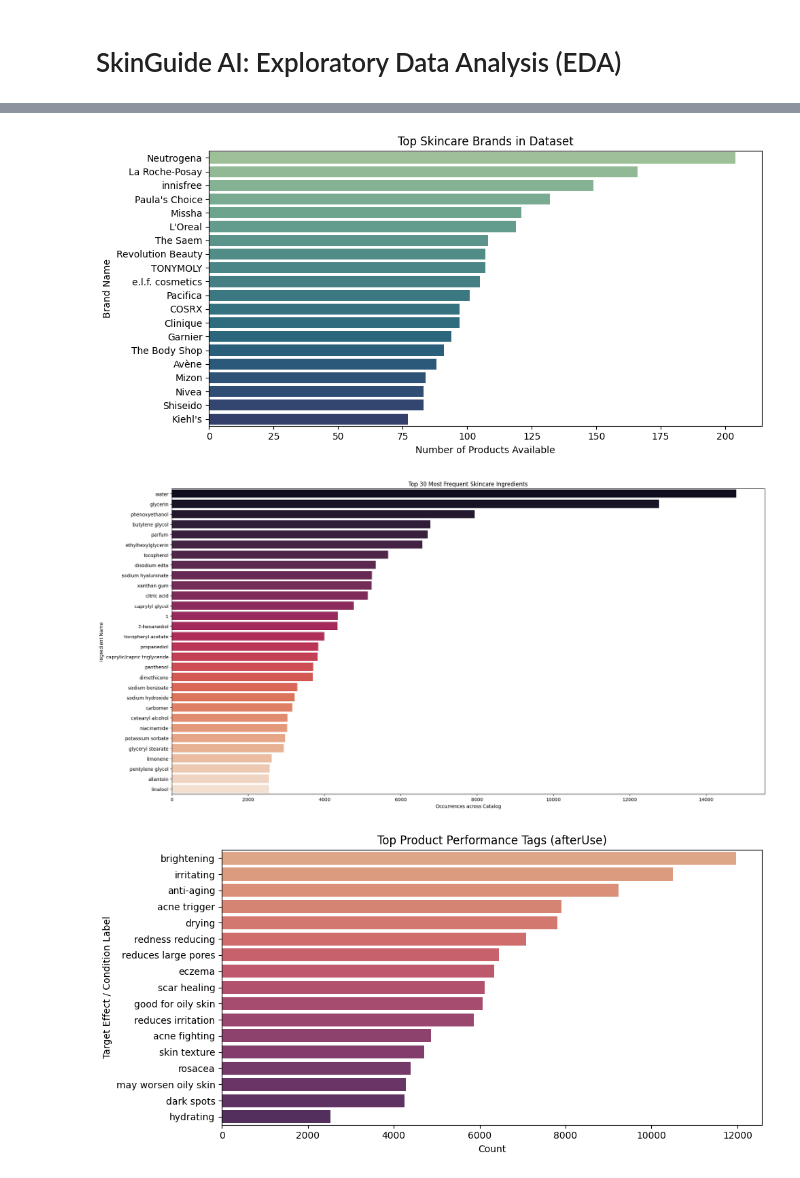
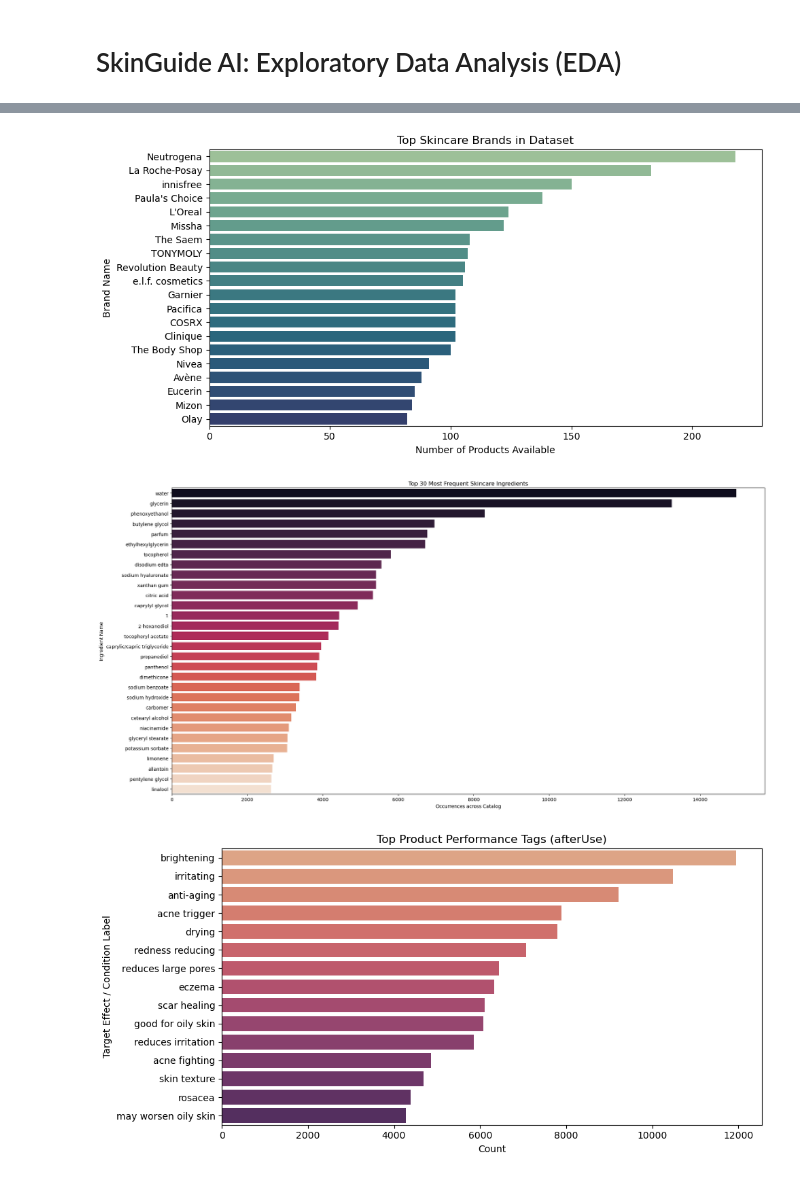
Before and after one commit to nency26/SkinGuide-AI, a Jupyter notebook: Notebooks/EDA.ipynb, the cells around one changed output, grey strips where cells are left out. Saved outputs shown, nothing was run; the diff lists cells and outputs as text; code cells hidden in the pictures.

Commit message:
Visualization Done

```diff
--- a/Notebooks/EDA.ipynb
+++ b/Notebooks/EDA.ipynb
@@ -8,7 +8,7 @@ import matplotlib.pyplot as plt
 import seaborn as sns
 from collections import Counter
 # %%
-df = pd.read_csv(r"E:\SkinGuide\data\datasheet.csv")
+df = pd.read_csv(r"E:\SkinGuide\data\raw\datasheet.csv")
 print(f"Dataset Shape: {df.shape[0]} rows, {df.shape[1]} columns")
 print("\n--- Dataset Information ---")
 print(df.info())
@@ -44 +44,6 @@ afterUse       1524
 dtype: int64
+# %%
+print("-------Drop missing values by column 'ingridients'--------")
+print(f"Shape of dataset (Before) :{df.shape}")
+df.dropna(subset=['ingridients'], inplace=True)
+print(f"Shape of dataset (After) :{df.shape}")
@@ -74,43 +83,42 @@ plt.ylabel("Brand Name")
 plt.tight_layout()
 plt.show()
 # %% [output]
-[figure, old version]
+[figure, new version]
 # %%
 all_ingredients = []
 
 ingredient_col = 'ingridients' if 'ingridients' in df.columns else 'ingredients'
 
-if not df.empty and ingredient_col in df.columns:
-    for val in df[ingredient_col].dropna():
-        all_ingredients.extend([i.strip().lower() for i in str(val).split(',') if i.strip()])
+for val in df[ingredient_col].dropna():
+    all_ingredients.extend([i.strip().lower() for i in str(val).split(',') if i.strip()])
 
-    top_ingredients = Counter(all_ingredients).most_common(30)
-    top_ing_df = pd.DataFrame(top_ingredients, columns=['Ingredient', 'Frequency'])
+top_ingredients = Counter(all_ingredients).most_common(30)
+top_ing_df = pd.DataFrame(top_ingredients, columns=['Ingredient', 'Frequency'])
 
-    if not top_ing_df.empty:
-        plt.figure(figsize=(20, 10))
-        sns.barplot(data=top_ing_df, x='Frequency', y='Ingredient', hue='Ingredient', palette="rocket", legend=False)
-        plt.title("Top 30 Most Frequent Skincare Ingredients")
-        plt.xlabel("Occurrences across Catalog")
-        plt.ylabel("Ingredient Name")
-        plt.tight_layout()
-        plt.show()
+if not top_ing_df.empty:
+    plt.figure(figsize=(20, 10))
+    sns.barplot(data=top_ing_df, x='Frequency', y='Ingredient', hue='Ingredient', palette="rocket", legend=False)
+    plt.title("Top 30 Most Frequent Skincare Ingredients")
+    plt.xlabel("Occurrences across Catalog")
+    plt.ylabel("Ingredient Name")
+    plt.tight_layout()
+    plt.show()
 # %% [output]
-[figure, old version]
+[figure, new version]
 # %%
 all_tags = []
 for val in df['afterUse'].dropna():
     all_tags.extend([t.strip().lower() for t in str(val).split(',') if t.strip()])
 
-top_tags = Counter(all_tags).most_common(20)
+top_tags = Counter(all_tags).most_common(15)
 top_tags_df = pd.DataFrame(top_tags, columns=['Tag / Effect Trigger', 'Frequency'])
 
 plt.figure(figsize=(10, 5))
 sns.barplot(data=top_tags_df, x='Frequency', y='Tag / Effect Trigger', hue='Tag / Effect Trigger', palette="flare", legend=False)
 plt.title("Top Product Performance Tags (afterUse)")
 plt.xlabel("Count")
 plt.ylabel("Target Effect / Condition Label")
 plt.tight_layout()
 plt.show()
 # %% [output]
-[figure, old version]
+[figure, new version]
```
Also changed, not shown: parts of 5 cells of this notebook.
